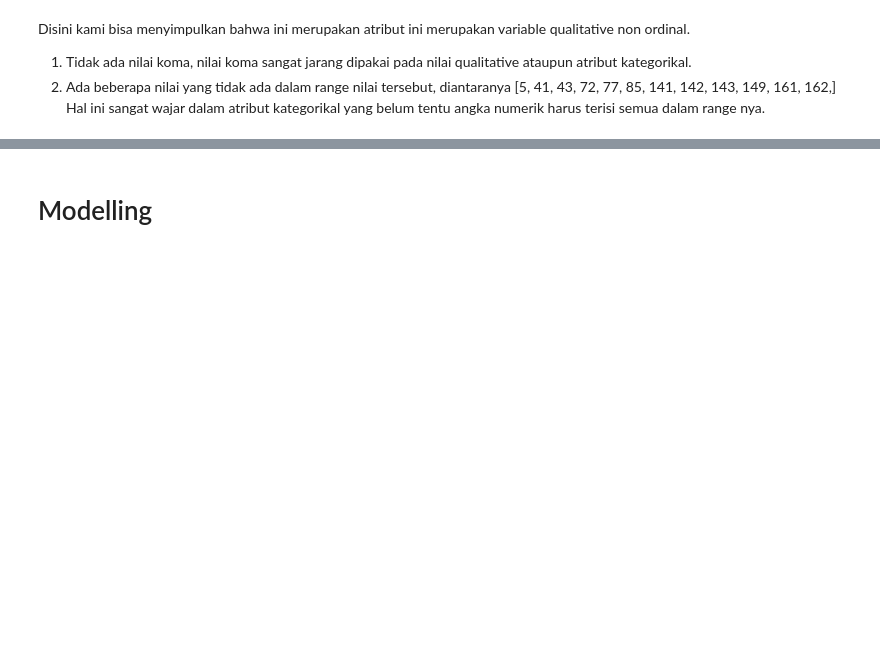
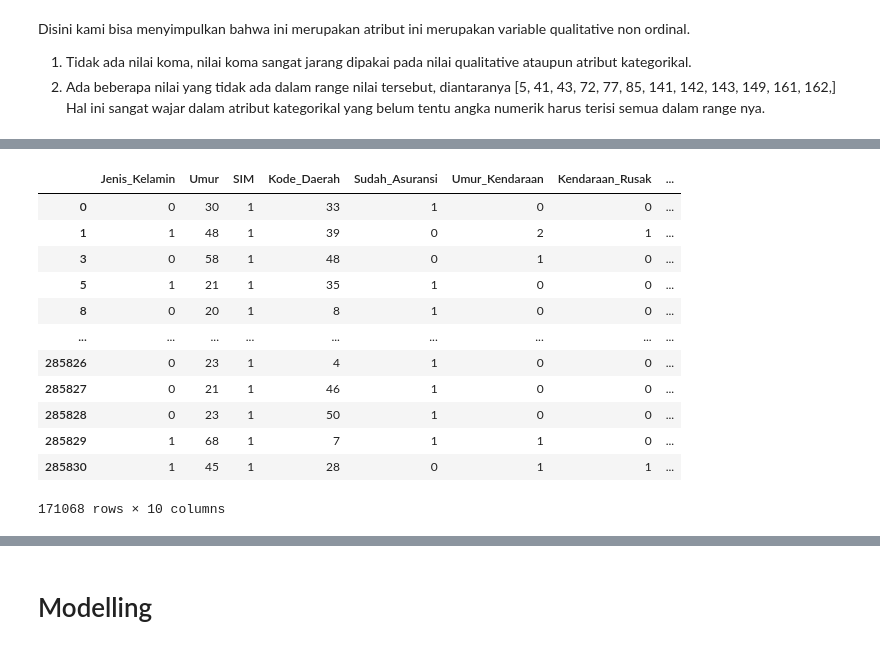
Before and after one commit to kaenova/Malin_Tubes2, a Jupyter notebook: notebooks/Malin_Tubes2_Pengumpulan.ipynb, the cells around one changed output, grey strips where cells are left out. Cells and saved outputs as stored; diff of their text form; code cells hidden in the pictures; blank space fills up the shorter version.

```diff
--- a/notebooks/Malin_Tubes2_Pengumpulan.ipynb
+++ b/notebooks/Malin_Tubes2_Pengumpulan.ipynb
@@ -351,0 +379,3 @@ Disini kami bisa menyimpulkan bahwa ini merupakan atribut ini merupakan variable
+# %%
+df_train_drop = df_train_analyze_all.drop(axis=1, columns=["id", "Premi"])
+df_train_target = df_train_analyze_all["Tertarik"]
@@ -351,0 +402,37 @@ Disini kami bisa menyimpulkan bahwa ini merupakan atribut ini merupakan variable
+# %%
+map_categorical = {
+    "Jenis_Kelamin": {
+        "Wanita" : 0,
+        "Pria" : 1
+    },
+    "Kendaraan_Rusak" : {
+        "Tidak" : 0,
+        "Pernah" : 1
+    },
+    "Umur_Kendaraan" : {
+        '< 1 Tahun' : 0,
+        '1-2 Tahun' : 1,
+        '> 2 Tahun' : 2
+    }
+}
+df_train_mapped = df_train_drop.replace(map_categorical)
+df_train_mapped["Kode_Daerah"] = df_train_mapped["Kode_Daerah"].astype(int)
+df_train_mapped["Umur"] = df_train_mapped["Umur"].astype(int)
+df_train_mapped["SIM"] = df_train_mapped["SIM"].astype(int)
+df_train_mapped["Kanal_Penjualan"] = df_train_mapped["Kanal_Penjualan"].astype(int)
+df_train_mapped["Sudah_Asuransi"] = df_train_mapped["Sudah_Asuransi"].astype(int)
+df_train_mapped
+# %% [output]
+|  | Jenis_Kelamin | Umur | SIM | Kode_Daerah | Sudah_Asuransi | Umur_Kendaraan | Kendaraan_Rusak | ... |
+| 0 | 0 | 30 | 1 | 33 | 1 | 0 | 0 | ... |
+| 1 | 1 | 48 | 1 | 39 | 0 | 2 | 1 | ... |
+| 3 | 0 | 58 | 1 | 48 | 0 | 1 | 0 | ... |
+| 5 | 1 | 21 | 1 | 35 | 1 | 0 | 0 | ... |
+| 8 | 0 | 20 | 1 | 8 | 1 | 0 | 0 | ... |
+| ... | ... | ... | ... | ... | ... | ... | ... | ... |
+| 285826 | 0 | 23 | 1 | 4 | 1 | 0 | 0 | ... |
+| 285827 | 0 | 21 | 1 | 46 | 1 | 0 | 0 | ... |
+| 285828 | 0 | 23 | 1 | 50 | 1 | 0 | 0 | ... |
+| 285829 | 1 | 68 | 1 | 7 | 1 | 1 | 0 | ... |
+| 285830 | 1 | 45 | 1 | 28 | 0 | 1 | 1 | ... |
+171068 rows × 10 columns
```
Also changed, not shown: parts of 106 cells of this notebook, 3 other files.
